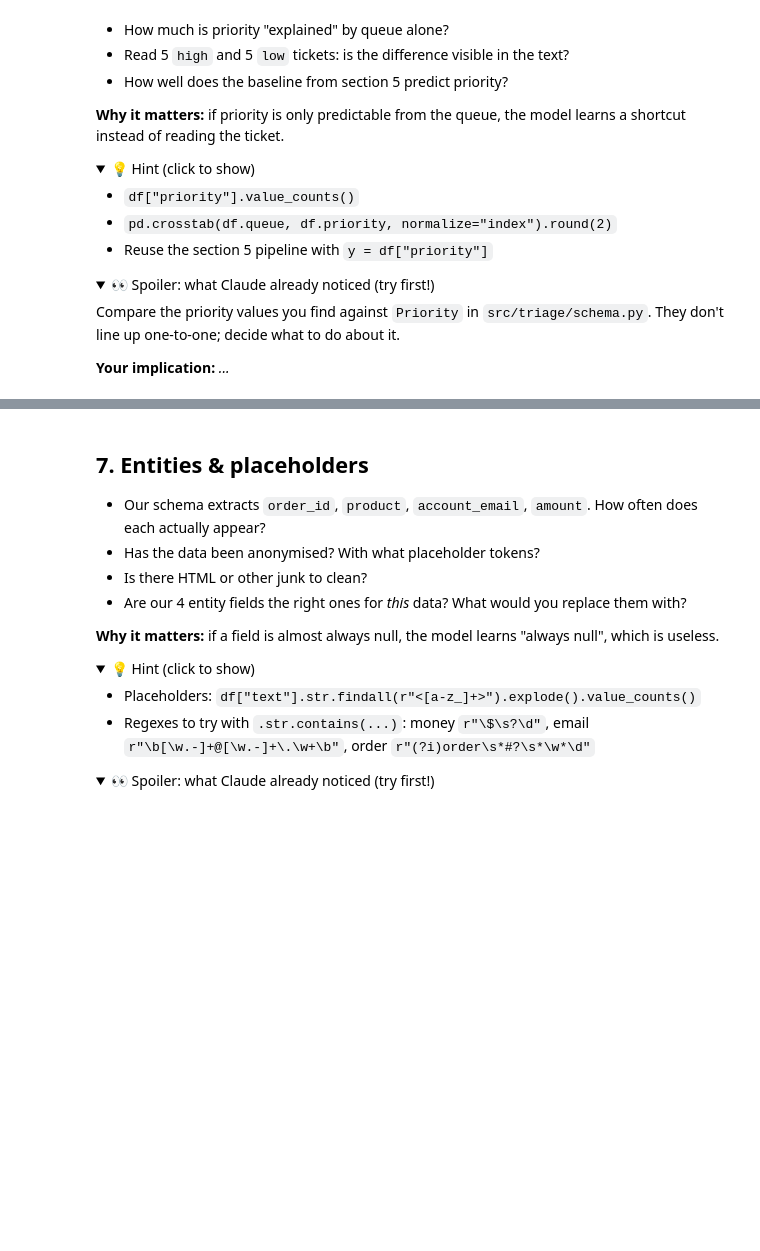
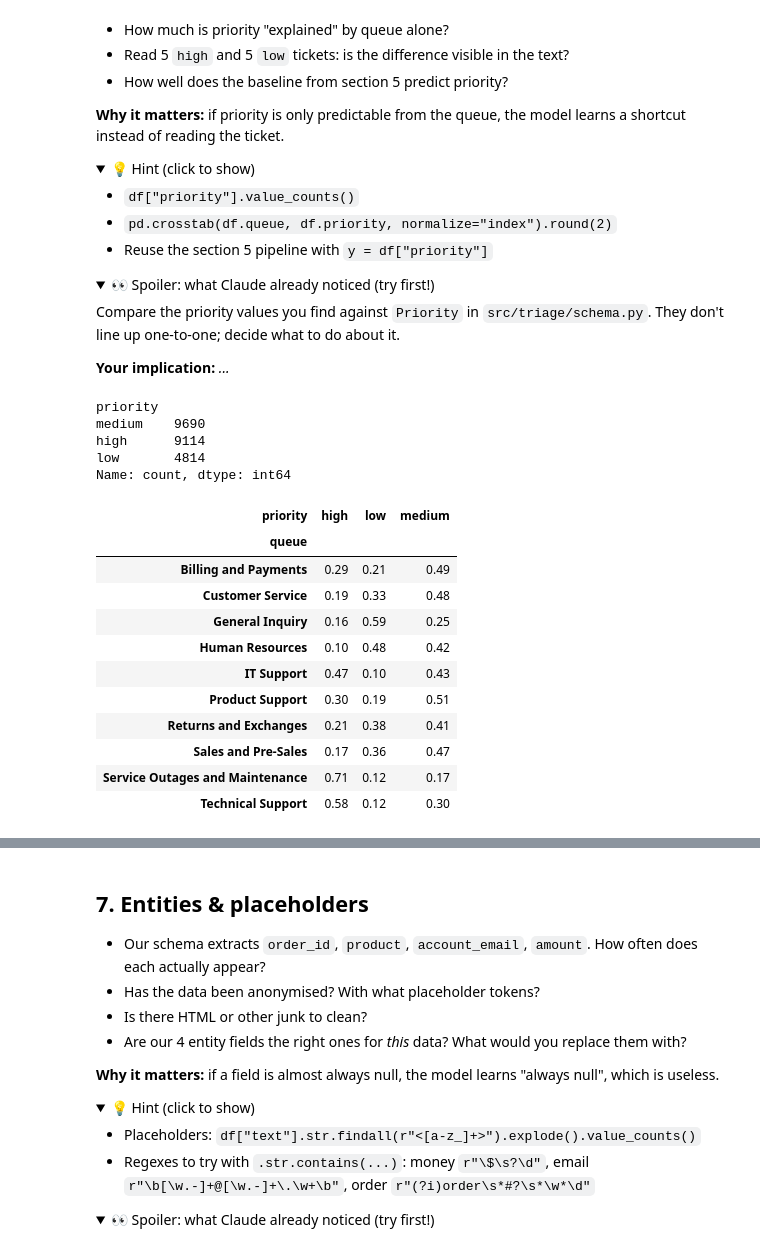
Before and after one commit to sarthakbobde/ticket-triage-slm, a Jupyter notebook: notebooks/02_eda.ipynb, the cells around one changed output, grey strips where cells are left out. Saved outputs shown, nothing was run; the diff lists cells and outputs as text; code cells hidden in the pictures; folded sections open; blank space fills up the shorter version.

```diff
--- a/notebooks/02_eda.ipynb
+++ b/notebooks/02_eda.ipynb
@@ -265,3 +421,25 @@ Compare the priority values you find against `Priority` in `src/triage/schema.py
 **Your implication:** _..._
 # %%
 # your code
+df.priority.value_counts()
+# %% [output]
+priority
+medium    9690
+high      9114
+low       4814
+Name: count, dtype: int64
+# %%
+pd.crosstab(df.queue, df.priority, normalize="index").round(2)
+# %% [output]
+| priority | high | low | medium |
+| queue |  |  |  |
+| Billing and Payments | 0.29 | 0.21 | 0.49 |
+| Customer Service | 0.19 | 0.33 | 0.48 |
+| General Inquiry | 0.16 | 0.59 | 0.25 |
+| Human Resources | 0.10 | 0.48 | 0.42 |
+| IT Support | 0.47 | 0.10 | 0.43 |
+| Product Support | 0.30 | 0.19 | 0.51 |
+| Returns and Exchanges | 0.21 | 0.38 | 0.41 |
+| Sales and Pre-Sales | 0.17 | 0.36 | 0.47 |
+| Service Outages and Maintenance | 0.71 | 0.12 | 0.17 |
+| Technical Support | 0.58 | 0.12 | 0.30 |
```
Also changed, not shown: parts of 16 cells of this notebook, 8 other files.
